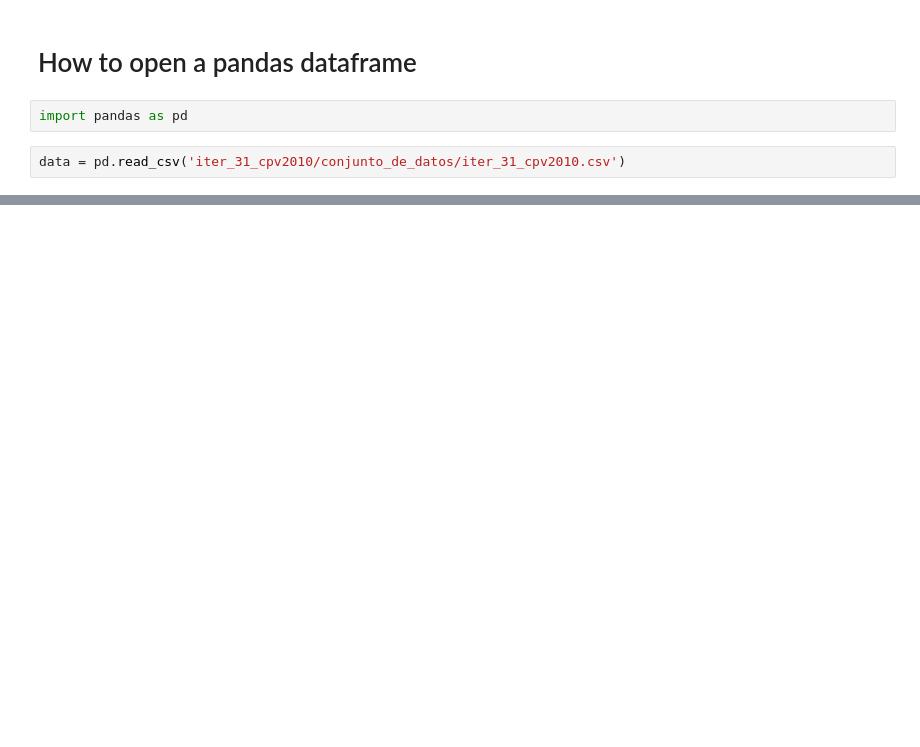
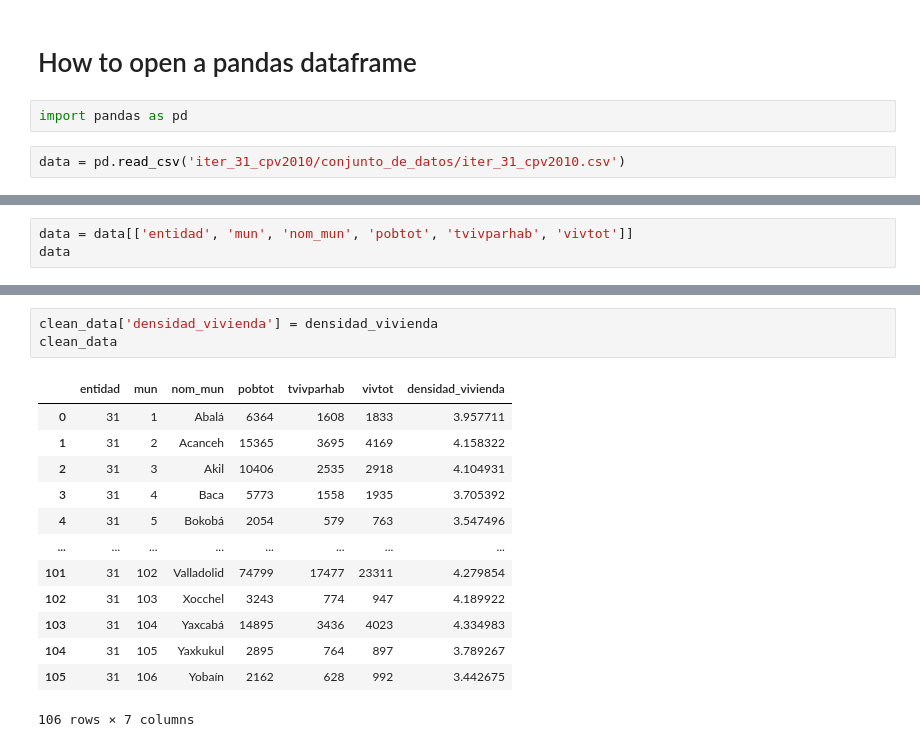
Before and after one commit to DexterGomez/claseUPY, a Jupyter notebook: notebook.ipynb, the cells around one changed output, grey strips where cells are left out. Cells and saved outputs as stored; diff of their text form; blank space fills up the shorter version.

```diff
--- a/notebook.ipynb
+++ b/notebook.ipynb
@@ -57,0 +58,3 @@ data.head()
+# %%
+data = data[['entidad', 'mun', 'nom_mun', 'pobtot', 'tvivparhab', 'vivtot']]
+data
@@ -57,0 +162,17 @@ data.head()
+# %%
+clean_data['densidad_vivienda'] = densidad_vivienda
+clean_data
+# %% [output]
+|  | entidad | mun | nom_mun | pobtot | tvivparhab | vivtot | densidad_vivienda |
+| 0 | 31 | 1 | Abalá | 6364 | 1608 | 1833 | 3.957711 |
+| 1 | 31 | 2 | Acanceh | 15365 | 3695 | 4169 | 4.158322 |
+| 2 | 31 | 3 | Akil | 10406 | 2535 | 2918 | 4.104931 |
+| 3 | 31 | 4 | Baca | 5773 | 1558 | 1935 | 3.705392 |
+| 4 | 31 | 5 | Bokobá | 2054 | 579 | 763 | 3.547496 |
+| ... | ... | ... | ... | ... | ... | ... | ... |
+| 101 | 31 | 102 | Valladolid | 74799 | 17477 | 23311 | 4.279854 |
+| 102 | 31 | 103 | Xocchel | 3243 | 774 | 947 | 4.189922 |
+| 103 | 31 | 104 | Yaxcabá | 14895 | 3436 | 4023 | 4.334983 |
+| 104 | 31 | 105 | Yaxkukul | 2895 | 764 | 897 | 3.789267 |
+| 105 | 31 | 106 | Yobaín | 2162 | 628 | 992 | 3.442675 |
+106 rows × 7 columns
```
Also changed, not shown: parts of 15 cells of this notebook, 3 other files.
